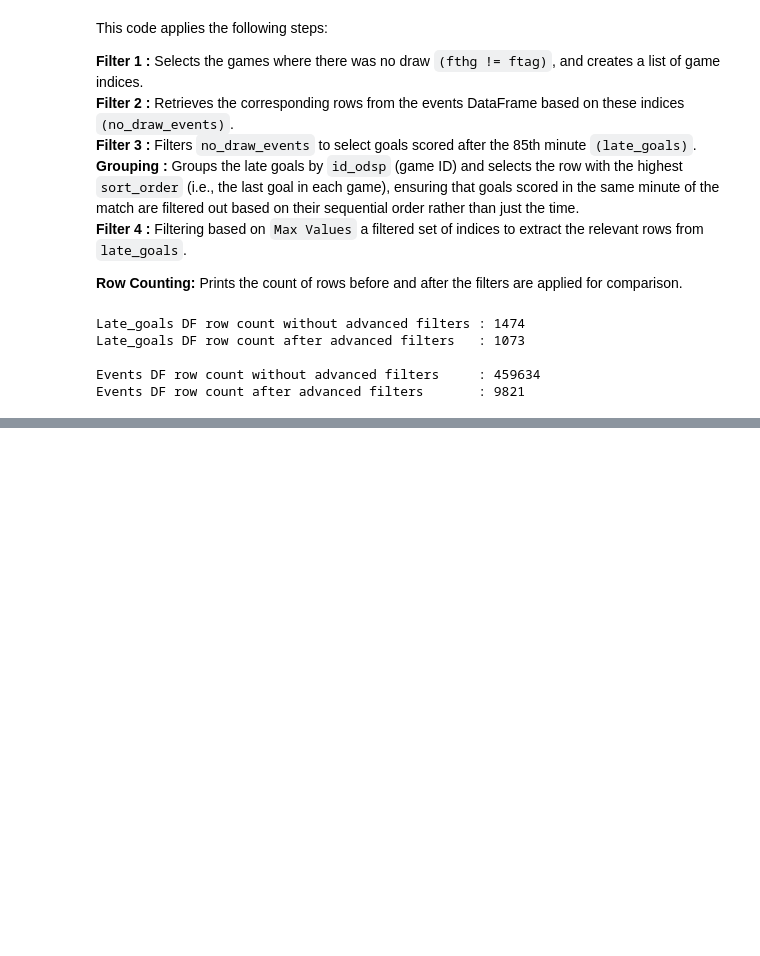
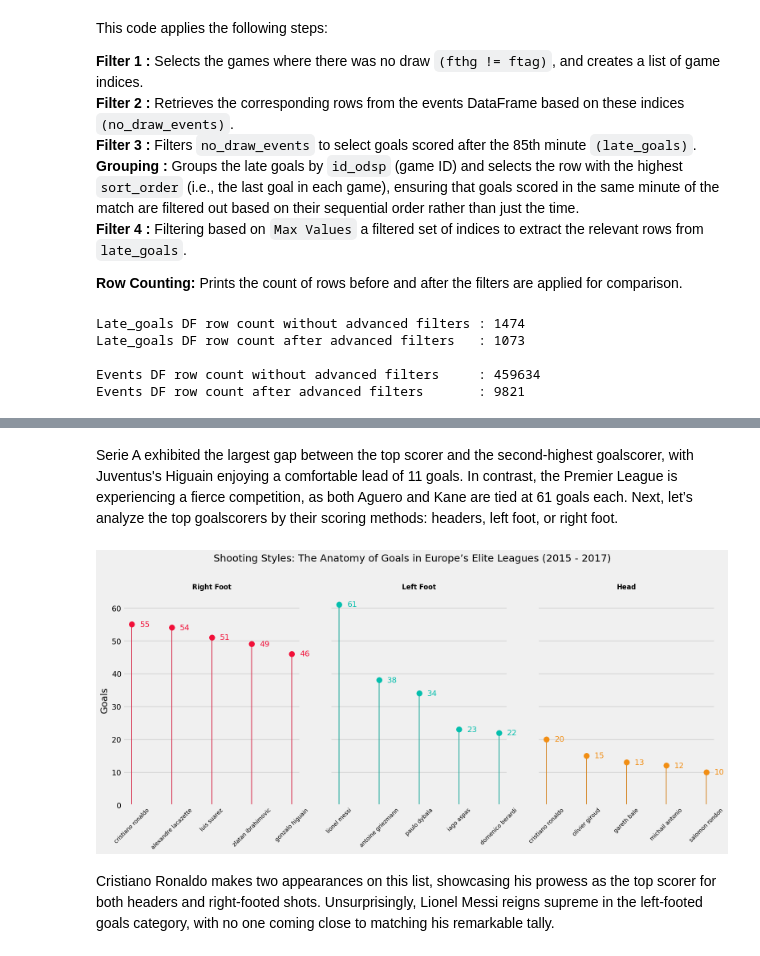
Before and after one commit to yassergribi/Analysis-of-Football-Events, a Jupyter notebook: Analysis_of_Football_Events.ipynb, the cells around one changed output, grey strips where cells are left out. Drawn from its saved outputs; the diff is of its cells as text; code cells hidden in the pictures; blank space fills up the shorter version.

```diff
--- a/Analysis_of_Football_Events.ipynb
+++ b/Analysis_of_Football_Events.ipynb
@@ -531,0 +589,42 @@ plt.ylim(4.5, 10)
+# %% [markdown]
+Serie A exhibited the largest gap between the top scorer and the second-highest goalscorer, with Juventus's Higuain enjoying a comfortable lead of 11 goals. In contrast, the Premier League is experiencing a fierce competition, as both Aguero and Kane are tied at 61 goals each. Next, let’s analyze the top goalscorers by their scoring methods: headers, left foot, or right foot.
+# %%
+top_goalscorers = events_goals.groupby(["bodypart","player"]).size().reset_index(name='goals').sort_values("goals", ascending=False)
+top_goalscorers = top_goalscorers.groupby('bodypart').head(5).sort_values("bodypart")
+# %%
+bodyparts = top_goalscorers['bodypart'].unique()
+
+body_mapper = {1: "Right Foot",
+               2: "Left Foot",
+               3: "Head"}
+
+color_list = ["#F20F38","#04BFAD","#F28E13"]
+
+# Create subplots with a row for each league
+fig, axes = plt.subplots(nrows=1, ncols= len(bodyparts), figsize=(16, 8), sharex=False, sharey=True)
+
+
+for i, bodypart in enumerate(bodyparts):
+    body_data = top_goalscorers[top_goalscorers['bodypart'] == bodypart]
+
+    # Plot teams for each league
+    sns.barplot(data=body_data, x='player', y='goals', color=color_list[i], width=0.02 , ax=axes[i])
+    axes[i].set_xlabel(body_mapper[bodypart], fontsize=12, labelpad=10, fontweight="bold")
+    axes[i].xaxis.set_label_position("top")
+    axes[i].set(ylabel='Goals')
+    axes[i].set_xticklabels(body_data.player,rotation=45, fontsize=10)
+
+
+    # Plot the points
+    for j in range(len(body_data)):
+        axes[i].text(j+0.2, body_data['goals'].iloc[j], str(body_data['goals'].iloc[j]),
+                    color=color_list[i], va='center')
+        axes[i].scatter(j, body_data['goals'].iloc[j] , color=color_list[i], s=100)
+
+
+fig.suptitle("Shooting Styles: The Anatomy of Goals in Europe’s Elite Leagues (2015 - 2017)", fontsize=18)
+plt.tight_layout(rect=[0, 0.03, 1, 0.97])
+# %% [output]
+[figure, added]
+# %% [markdown]
+Cristiano Ronaldo makes two appearances on this list, showcasing his prowess as the top scorer for both headers and right-footed shots. Unsurprisingly, Lionel Messi reigns supreme in the left-footed goals category, with no one coming close to matching his remarkable tally.
```
Also changed, not shown: parts of 9 cells of this notebook.
